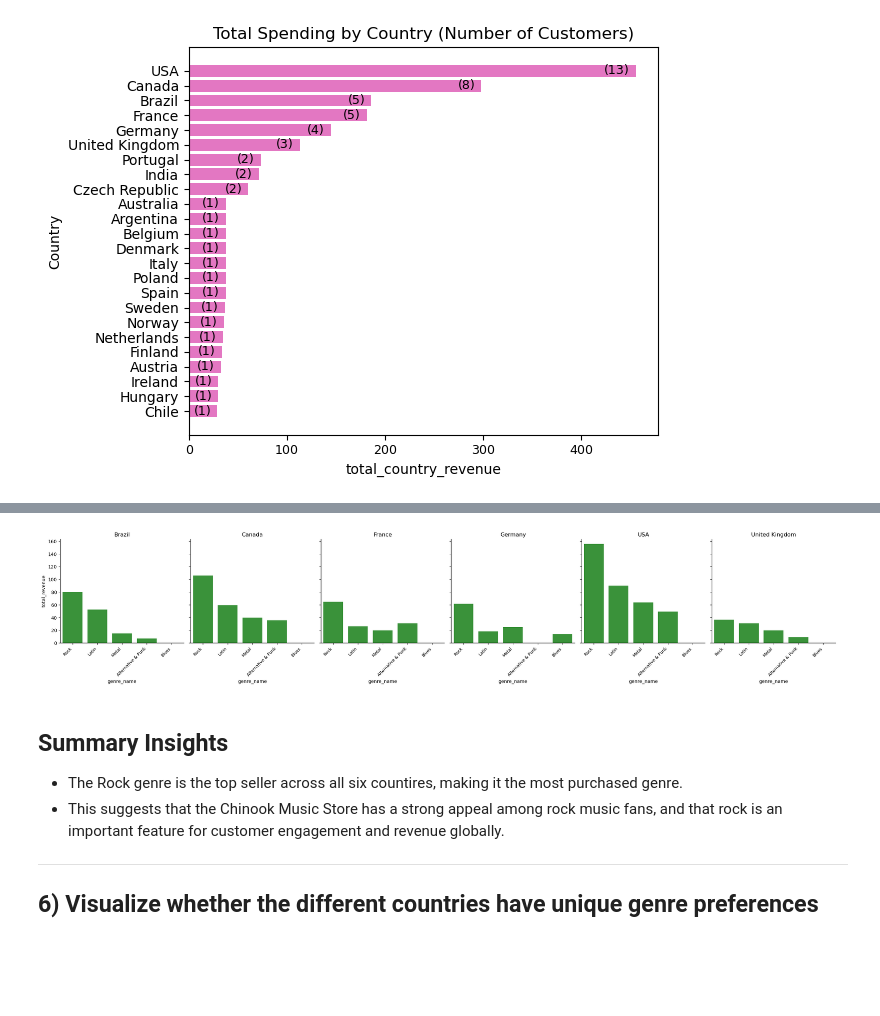
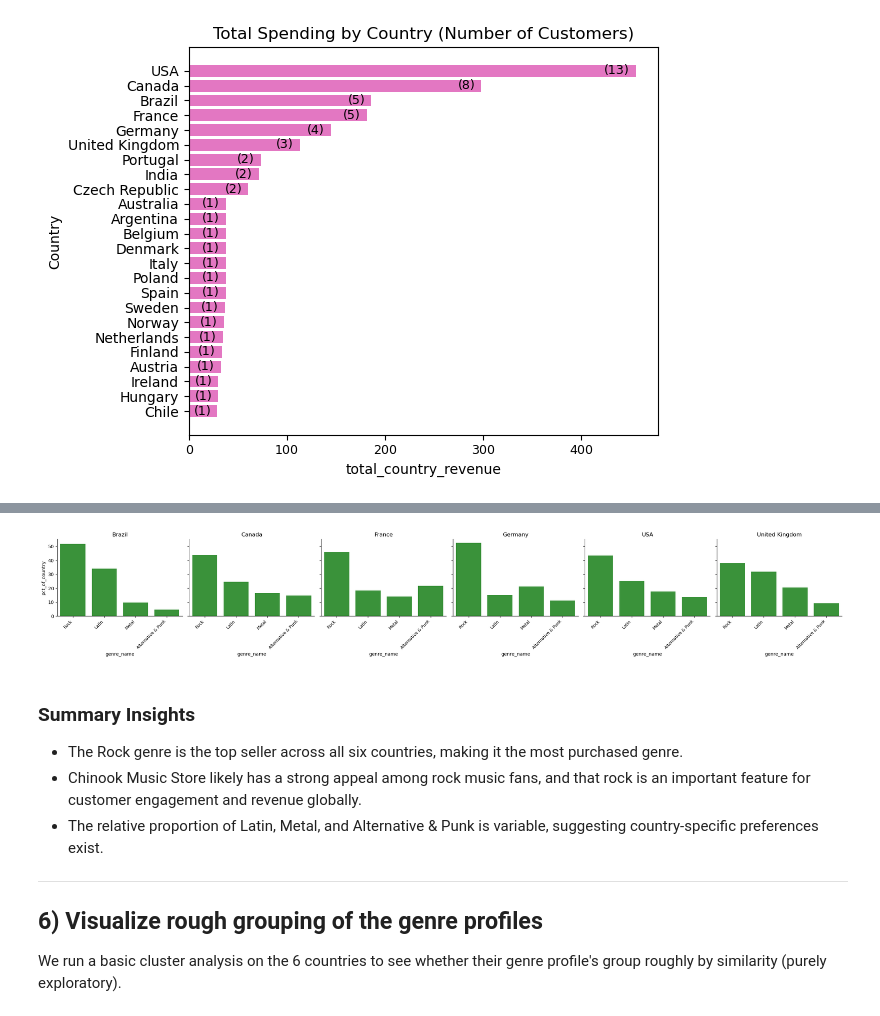
Before and after one commit to bpgodsil/sql-chinook-project, a Jupyter notebook: notebooks/ChinookSQLProject.ipynb, the cells around one changed output, grey strips where cells are left out. Cells and saved outputs as stored; diff of their text form; code cells hidden in the pictures; blank space fills up the shorter version.

```diff
--- a/notebooks/ChinookSQLProject.ipynb
+++ b/notebooks/ChinookSQLProject.ipynb
@@ -497,0 +558,14 @@ country_by_genre
+# %%
+query = """
+-- Sanity check: percentages sum to ~100% for each country
+SELECT
+     Country,
+     genre_name,
+     revenue,
+     ROUND(revenue/SUM(revenue) OVER(PARTITION BY Country) * 100, 2) AS pct_of_country
+FROM temp_country_genre_rev
+ORDER BY Country, pct_of_country DESC ;
+
+"""
+top_countries_genres = pd.read_sql_query(query, conn)
+top_countries_genres
@@ -498,34 +590,34 @@ country_by_genre
 # %%
-# plot total revenue by genre for each country
 p = sns.catplot(
-    data=country_by_genre,
-    x="genre_name",
-    y="total_revenue",
+    data= top_countries_genres,
+    x="genre_name", y="pct_of_country",
     col="Country",
     kind="bar",
-    height=4,
-    aspect=1,
+    height=4, aspect=1,
     col_wrap = 6,
-    color= mcolors.TABLEAU_COLORS['tab:green']
+    color = mcolors.TABLEAU_COLORS['tab:green']
 )
 
 for ax in p.axes.flat:
     ax.set_title(ax.get_title().split('=')[1].strip())
 
 for ax in p.axes.flat:
     for label in ax.get_xticklabels():
         label.set_rotation(45)
-        label.set_ha('right')  # align right so they don’t overlap
+        label.set_ha('right')
 
-#plt.tight_layout()
+plt.tight_layout()
 plt.show()
 # %% [output]
-[figure, old version]
+[figure, new version]
 # %% [markdown]
-## Summary Insights
+### Summary Insights
 
-- The Rock genre is the top seller across all six countires, making it the most purchased genre.
-- This suggests that the Chinook Music Store has a strong appeal among rock music fans, and that rock is an important feature for customer engagement and revenue globally.
+- The Rock genre is the top seller across all six countries, making it the most purchased genre.
+- Chinook Music Store likely has a strong appeal among rock music fans, and that rock is an important feature for customer engagement and revenue globally.
+- The relative proportion of Latin, Metal, and Alternative & Punk is variable, suggesting country-specific preferences exist.
 ---
 
-## 6) Visualize whether the different countries have unique genre preferences
+## 6) Visualize rough grouping of the genre profiles
+
+We run a basic cluster analysis on the 6 countries to see whether their genre profile's group roughly by similarity (purely exploratory).
```
Also changed, not shown: parts of 31 cells of this notebook, 3 other files.
